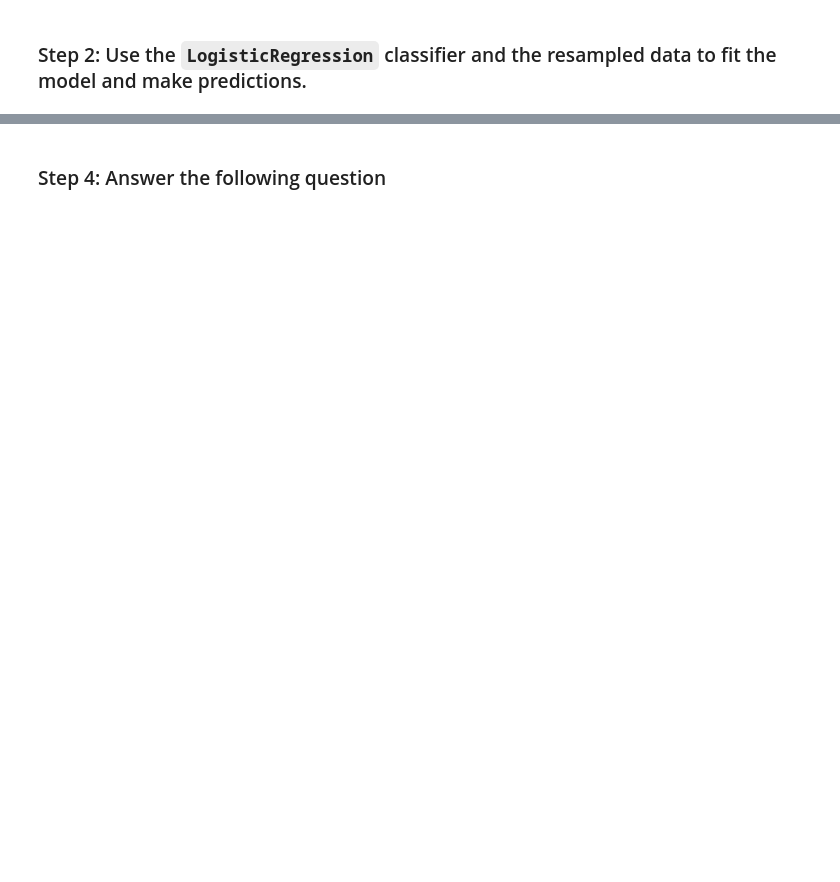
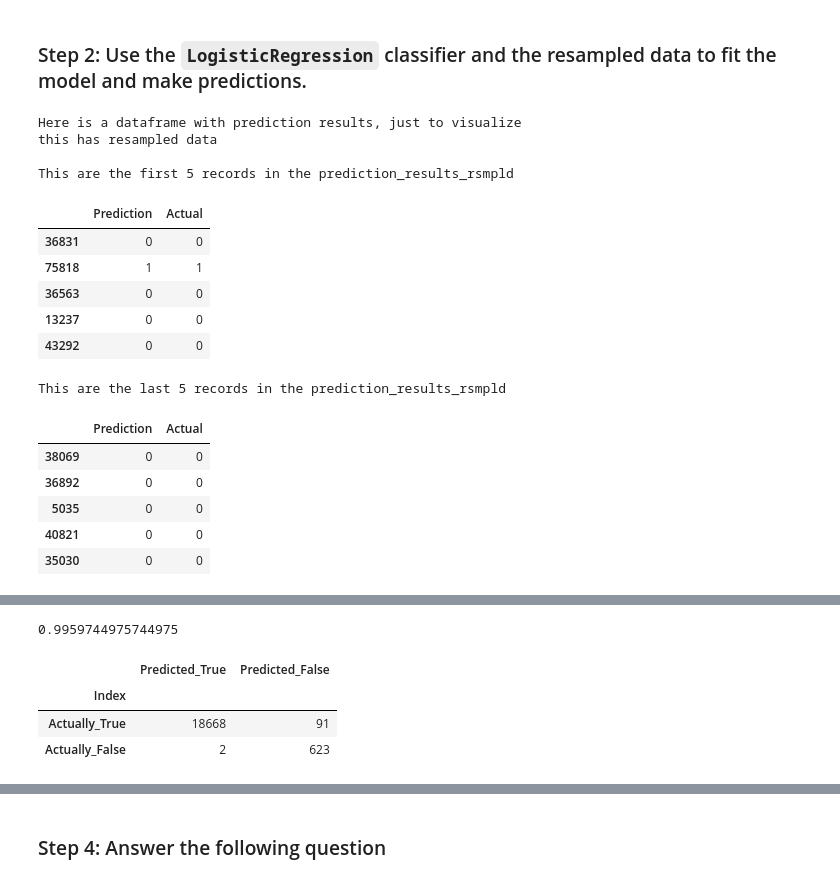
Before and after one commit to davepoppins5073/Challenge_11_SupervisedLearning_Risk_Mgmt, a Jupyter notebook: credit_risk_resampling.ipynb, the cells around one changed output, grey strips where cells are left out. Saved outputs shown, nothing was run; the diff lists cells and outputs as text; code cells hidden in the pictures; blank space fills up the shorter version.

Commit message:
Added the code and analysis of the oversampled data! interestign with recall

```diff
--- a/credit_risk_resampling.ipynb
+++ b/credit_risk_resampling.ipynb
@@ -359,9 +357,9 @@ from imblearn.over_sampling import RandomOverSampler
 
 # Instantiate the random oversampler model
 # # Assign a random_state parameter of 1 to the model
-# YOUR CODE HERE!
+random_oversampler = RandomOverSampler(random_state=1)
 
 # Fit the original training data to the random_oversampler model
-# YOUR CODE HERE!
+X_resampled, y_resampled = random_oversampler.fit_resample(X_train, y_train)
 # %%
 # Count the distinct values of the resampled labels data
@@ -381,3 +395,44 @@ from imblearn.over_sampling import RandomOverSampler
+# %%
+# Instantiate the Logistic Regression model
+model_rsmpld = LogisticRegression(solver='lbfgs', random_state=1)
+
+
+# Fit the model using the resampled training data
+model_rsmpld.fit(X_resampled, y_resampled)
+
+# Make a prediction using the testing data
+y_pred_rsmpld = model_rsmpld.predict(X_test)
+
+# Note: Like Before it's important to be able to see the dataframe just to help things sink in
+print("Here is a dataframe with prediction results, just to visualize")
+print("this has resampled data")
+
+prediction_results_rsmpld = pd.DataFrame(
+    {"Prediction":y_pred_rsmpld,
+     "Actual":y_test}
+)
+print("\nThis are the first 5 records in the prediction_results_rsmpld")
+display(prediction_results_rsmpld.head())
+print("\nThis are the last 5 records in the prediction_results_rsmpld")
+display(prediction_results_rsmpld.tail())
+# %% [output]
+Here is a dataframe with prediction results, just to visualize
+this has resampled data
+
+This are the first 5 records in the prediction_results_rsmpld
+|  | Prediction | Actual |
+| 36831 | 0 | 0 |
+| 75818 | 1 | 1 |
+| 36563 | 0 | 0 |
+| 13237 | 0 | 0 |
+| 43292 | 0 | 0 |
+This are the last 5 records in the prediction_results_rsmpld
+|  | Prediction | Actual |
+| 38069 | 0 | 0 |
+| 36892 | 0 | 0 |
+| 5035 | 0 | 0 |
+| 40821 | 0 | 0 |
+| 35030 | 0 | 0 |
 # %% [markdown]
 ### Step 3: Evaluate the model’s performance by doing the following:
 
@@ -388,4 +441,7 @@ from imblearn.over_sampling import RandomOverSampler
 * Print the classification report.
 # %%
 # Print the balanced_accuracy score of the model
-# YOUR CODE HERE!
+acc_score = balanced_accuracy_score(y_test, y_pred_rsmpld)
+print(acc_score)
+# %% [output]
+0.9959744975744975
@@ -397,0 +448,17 @@ from imblearn.over_sampling import RandomOverSampler
+# %%
+# Generate a confusion matrix for the model
+# Note: I wanted to print out the confusion matrix in a way that added value i.e. its easy to interpret the numbers
+from IPython.display import display, HTML
+
+confusion_mtrx2 = confusion_matrix(y_test, y_pred_rsmpld)
+confusion_mtrx2_df = pd.DataFrame(confusion_mtrx2,columns=['Predicted_True','Predicted_False'])
+label = ['Actually_True','Actually_False']
+confusion_mtrx2_df['Index'] = label
+
+confusion_mtrx2_df = confusion_mtrx2_df.set_index(['Index'])
+display(HTML(confusion_mtrx2_df.to_html()))
+# %% [output]
+|  | Predicted_True | Predicted_False |
+| Index |  |  |
+| Actually_True | 18668 | 91 |
+| Actually_False | 2 | 623 |
```
Also changed, not shown: parts of 8 cells of this notebook.
